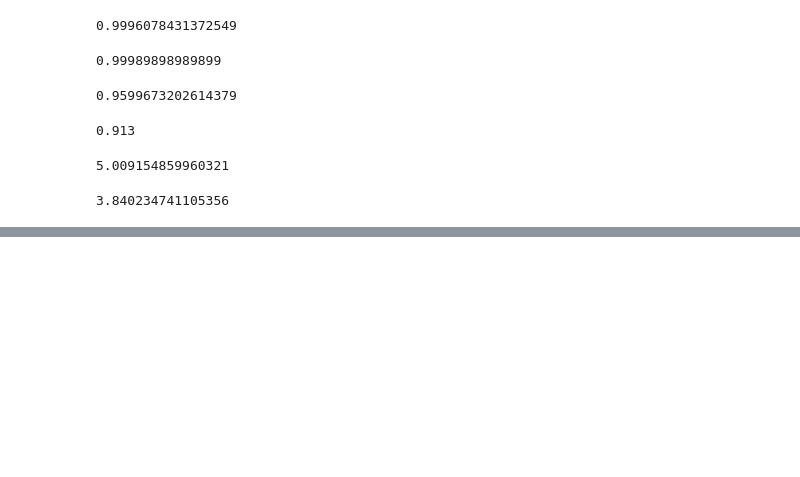
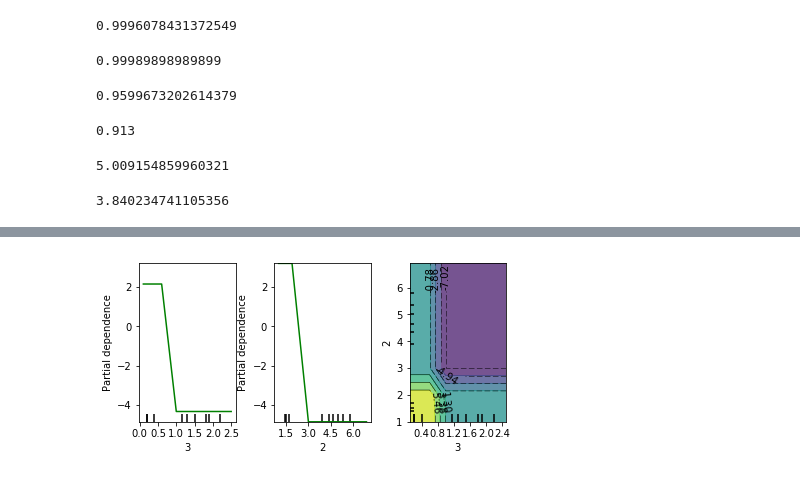
Before and after one commit to colorfulclouds/tensorflow2, a Jupyter notebook: sklearn/classification/ensemble method/ensemble method.ipynb, the cells around one changed output, grey strips where cells are left out. Saved outputs shown, nothing was run; the diff lists cells and outputs as text; code cells hidden in the pictures; blank space fills up the shorter version.

```diff
--- a/sklearn/classification/ensemble method/ensemble method.ipynb
+++ b/sklearn/classification/ensemble method/ensemble method.ipynb
@@ -102,0 +135,12 @@ mean_squared_error(y_test , est.predict(X_test))
+# %%
+from sklearn.datasets import load_iris
+iris = load_iris()
+
+mc_clf = GradientBoostingClassifier(n_estimators=100,
+                                   max_depth=1).fit(iris.data,iris.target)
+
+features=[3,2,(3,2)]
+
+fig , axs = plot_partial_dependence(mc_clf,iris.data,features , label=0)
+# %% [output]
+[figure, added]
```
Also changed, not shown: parts of 12 cells of this notebook.
